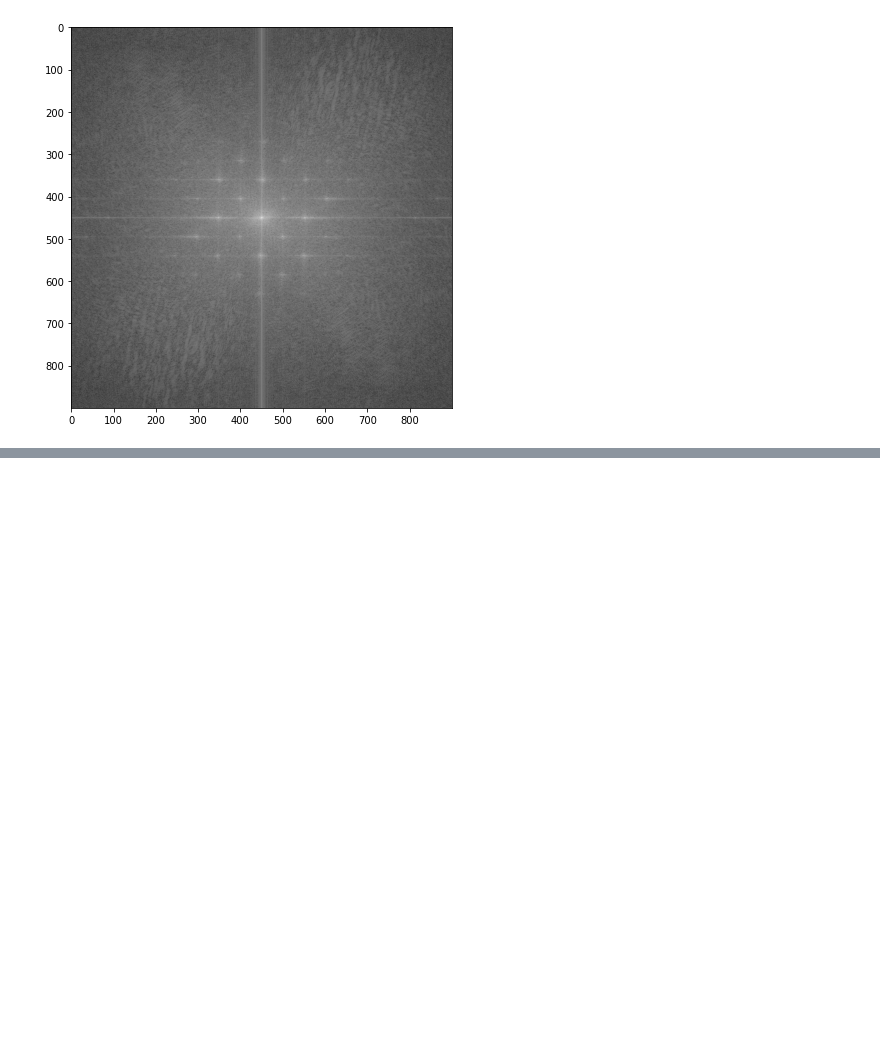
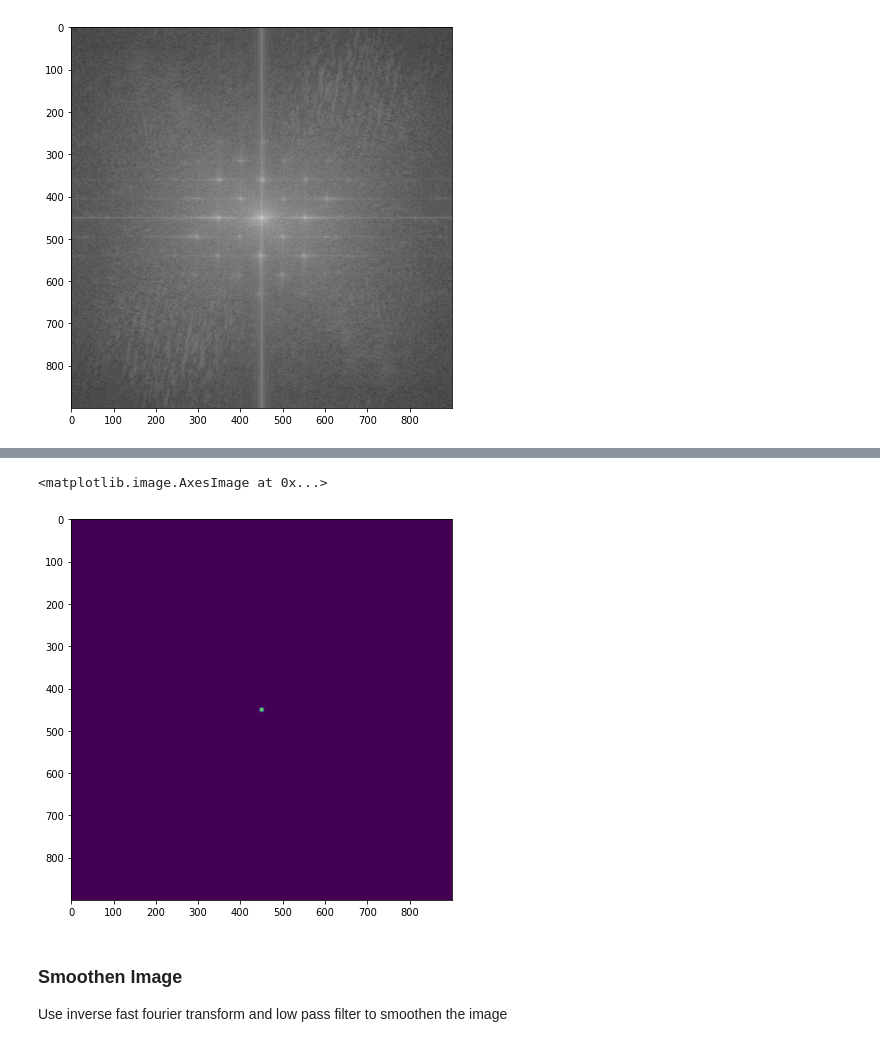
Before and after one commit to suhavni/ssm, a Jupyter notebook: Homework/Homework 3.3.ipynb, the cells around one changed output, grey strips where cells are left out. Saved outputs shown, nothing was run; the diff lists cells and outputs as text; code cells hidden in the pictures; blank space fills up the shorter version.

```diff
--- a/Homework/Homework 3.3.ipynb
+++ b/Homework/Homework 3.3.ipynb
@@ -69,0 +64,33 @@ M = X**2 + Y**2 < R**2
+# %%
+
+mask_n = dim_x+1
+I = np.arange(1, mask_n)
+x = I - mask_n / 2
+y = mask_n / 2 - I
+
+R = 75
+
+X = x[:, np.newaxis]
+Y = y[np.newaxis, :]
+
+def laplasian(x, y, sigma=R):
+    inner_frac = - (x**2 + y**2)/(2*sigma**2)
+    outer_frac = -1/(np.pi*sigma**4)
+    return outer_frac*(1 + inner_frac)*np.exp(inner_frac)
+
+
+M = laplasian(X, Y)
+
+mask_1 = fftpack.fft2(M)/mask_n
+mask_2 = fftpack.fftshift(mask_1)
+
+plt.figure(figsize=(7,7))
+mask = np.abs(mask_2)
+plt.imshow(mask)
+# %% [output]
+<matplotlib.image.AxesImage at 0x...>
+[figure, added]
+# %% [markdown]
+### Smoothen Image
+
+Use inverse fast fourier transform and low pass filter to smoothen the image
```
Also changed, not shown: parts of 8 cells of this notebook.
